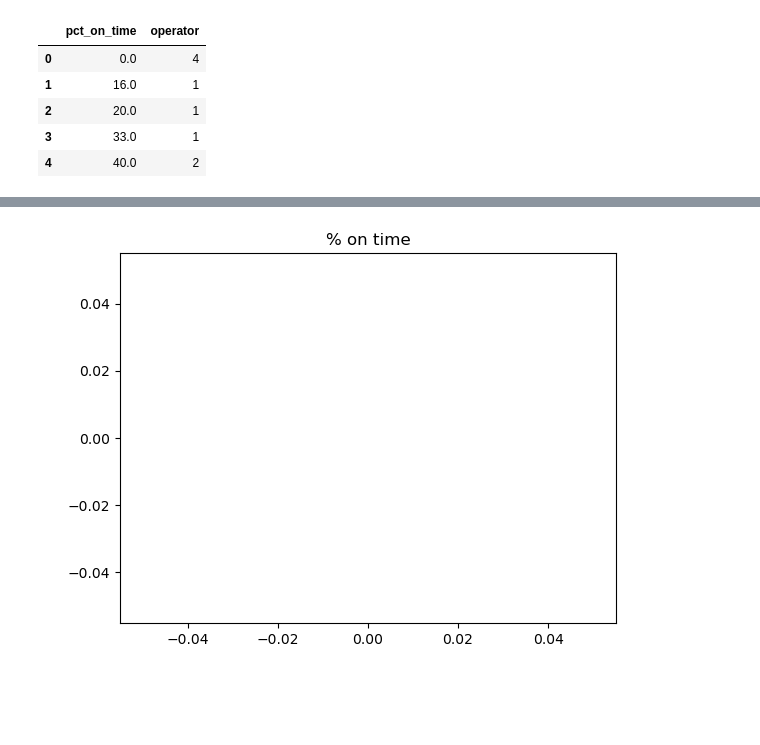
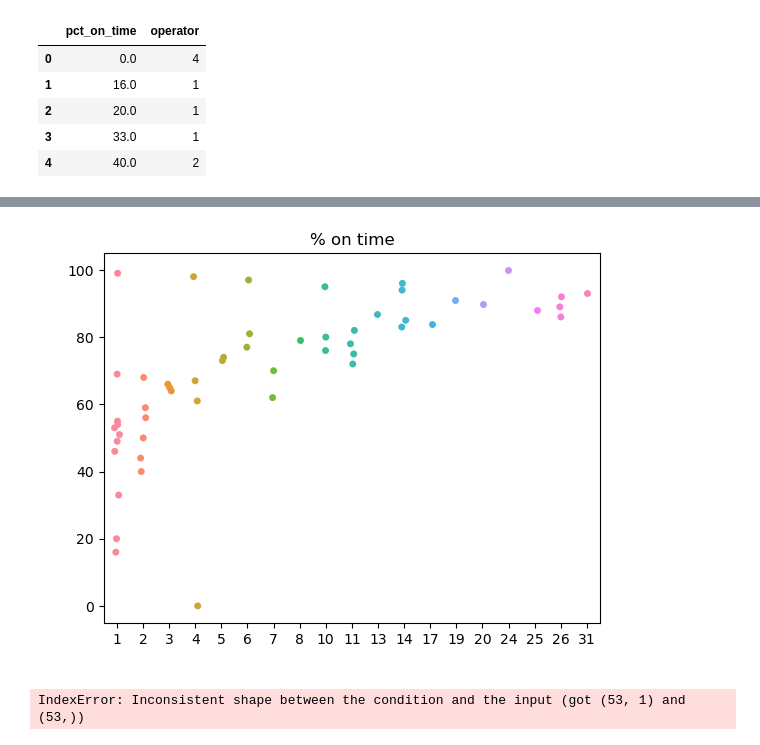
Before and after one commit to NSS-Data-Analytics-Cohort-7/wego-shut_up_and_take_my_query, a Jupyter notebook: notebooks/wego_five_otp.ipynb, the cells around one changed output, grey strips where cells are left out. Drawn from its saved outputs; the diff is of its cells as text; code cells hidden in the pictures; blank space fills up the shorter version.

```diff
--- a/notebooks/wego_five_otp.ipynb
+++ b/notebooks/wego_five_otp.ipynb
@@ -245,12 +244,13 @@ AttributeError: 'QuadMesh' object has no property 'y'
 # %%
 time.
 # %%
-sns.lineplot(x= y='pct_on_time',
+sns.stripplot(x='operator', y='pct_on_time',
             data=time_pct).set(title = '% on time',xlabel=' ',ylabel=' ')
 sns.color_palette = ['Paried']
 # %% [output]
-[figure, old version]
+[figure, new version]
 # %%
-sns.barplot(x = 'operator', y='pct_on_time',
-            data=time_pct).set(title = '% on time',xlabel=' ',ylabel=' ')
+sns.heatmap(data=time_pct['pct_on_time']).set(title = '% on time',xlabel=' ',ylabel=' ')
 sns.color_palette = ['Paried']
+# %% [output]
+IndexError: Inconsistent shape between the condition and the input (got (53, 1) and (53,))
```
Also changed, not shown: parts of 4 cells of this notebook.
